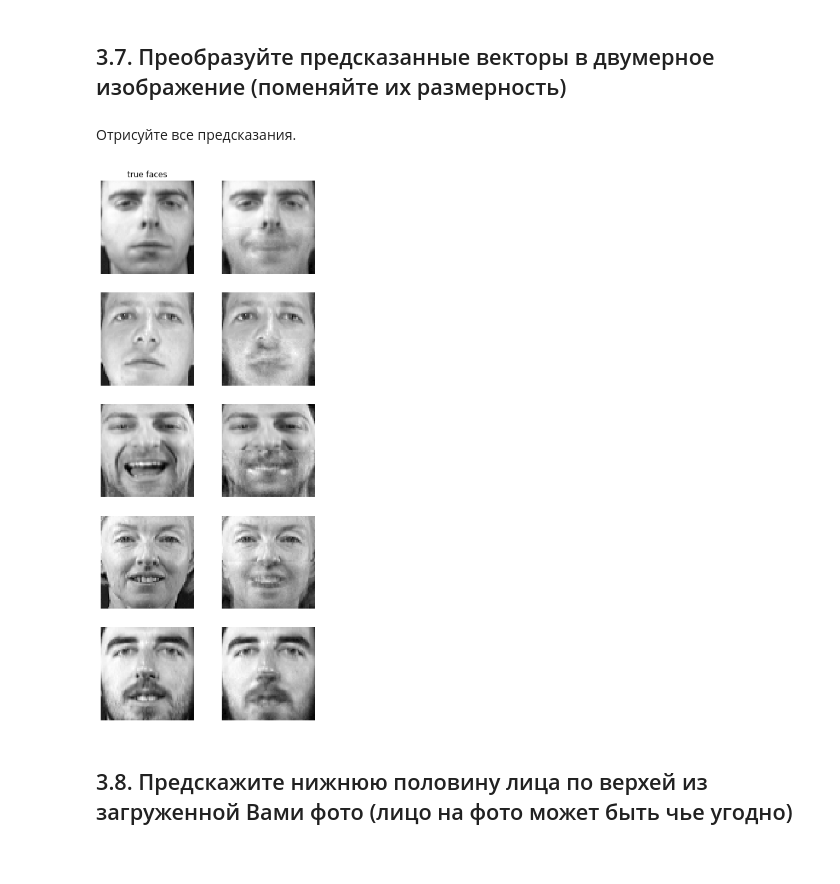
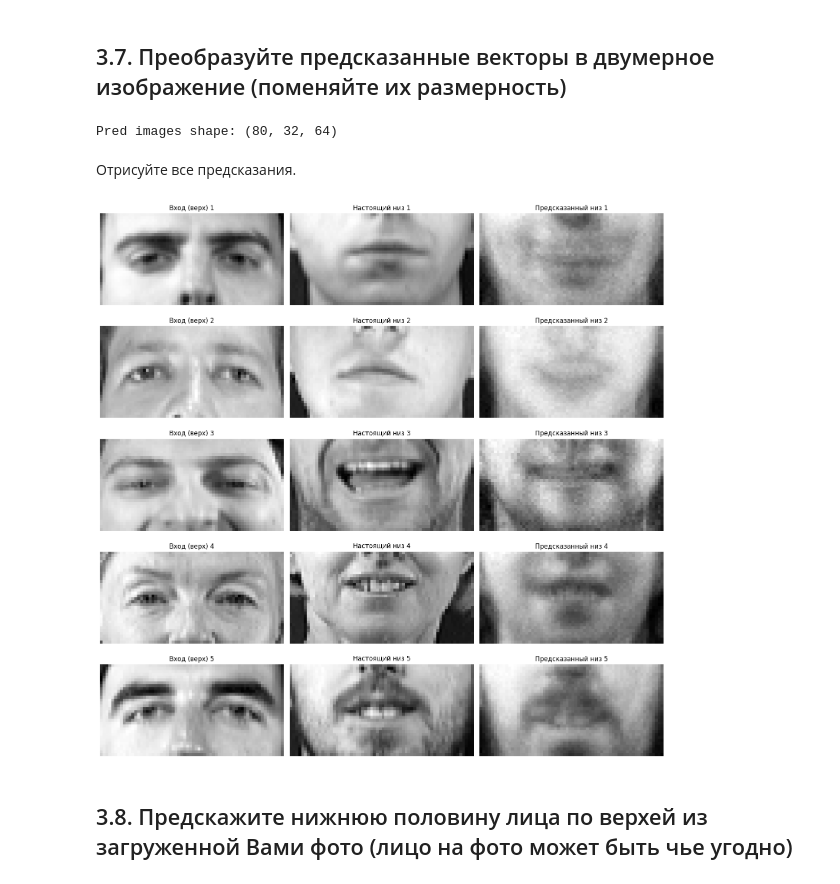
Before and after one commit to DinRazar/neural_networks, a Jupyter notebook: Работа_3.ipynb, the cells around one changed output. Saved outputs shown, nothing was run; the diff lists cells and outputs as text; code cells hidden in the pictures.

```diff
--- a/Работа_3.ipynb
+++ b/Работа_3.ipynb
@@ -684,0 +781,3 @@ y_train_n.shape
+# %%
+pred_flat = model_faces.predict(X_test_cnn)
+print(f"Predictions shape: {pred_flat.shape}")
@@ -697,42 +799,36 @@ mean_absolute_error(preds, y_test_n)
+# %%
+pred_images = pred_flat.reshape(-1, 32, 64)
+print(f"Pred images shape: {pred_images.shape}")
+# %% [output]
+Pred images shape: (80, 32, 64)
 # %% [markdown]
 Отрисуйте все предсказания.
-# %%
-# Пример кода:
-
-n_faces = 5
-n_cols = 2
-image_shape = (64, 64)
-plt.figure(figsize=(3 * n_cols, 3 * n_faces))
-
-
-for i in range(5):
-    true_face = np.vstack((X_test[i], y_test[i]))
-
-    if i:
-        sub = plt.subplot(n_faces, n_cols, i * n_cols + 1)
-    else:
-        sub = plt.subplot(n_faces, n_cols, i * n_cols + 1, title="true faces")
-
-    sub.axis("off")
-    sub.imshow(
-        true_face.reshape(image_shape), cmap=plt.cm.gray, interpolation="nearest"
-    )
-
-    completed_face = np.vstack((X_test[i], pred_test[i]))
-
-    if i:
-        sub = plt.subplot(n_faces, n_cols, i * n_cols + 2)
-
-    else:
-        sub = plt.subplot(n_faces, n_cols, i * n_cols + 2)
-
-    sub.axis("off")
-    sub.imshow(
-        completed_face.reshape(image_shape),
-        cmap=plt.cm.gray,
-        interpolation="nearest",
-    )
-# %% [output]
-[figure, removed]
+# %%
+n_samples = 5
+plt.figure(figsize=(15, 3*n_samples))
+
+for i in range(n_samples):
+    # Верхняя половина (вход)
+    plt.subplot(n_samples, 3, i*3 + 1)
+    plt.imshow(X_test[i], cmap='gray')
+    plt.title(f'Вход (верх) {i+1}')
+    plt.axis('off')
+
+    # Настоящая нижняя половина
+    plt.subplot(n_samples, 3, i*3 + 2)
+    plt.imshow(y_test[i], cmap='gray')
+    plt.title(f'Настоящий низ {i+1}')
+    plt.axis('off')
+
+    # Предсказанная нижняя половина
+    plt.subplot(n_samples, 3, i*3 + 3)
+    plt.imshow(pred_images[i], cmap='gray')
+    plt.title(f'Предсказанный низ {i+1}')
+    plt.axis('off')
+
+plt.tight_layout()
+plt.show()
+# %% [output]
+[figure, added]
 # %% [markdown]
 ## 3.8. Предскажите нижнюю половину лица по верхей из загруженной Вами фото (лицо на фото может быть чье угодно)
```
Also changed, not shown: parts of 14 cells of this notebook.
